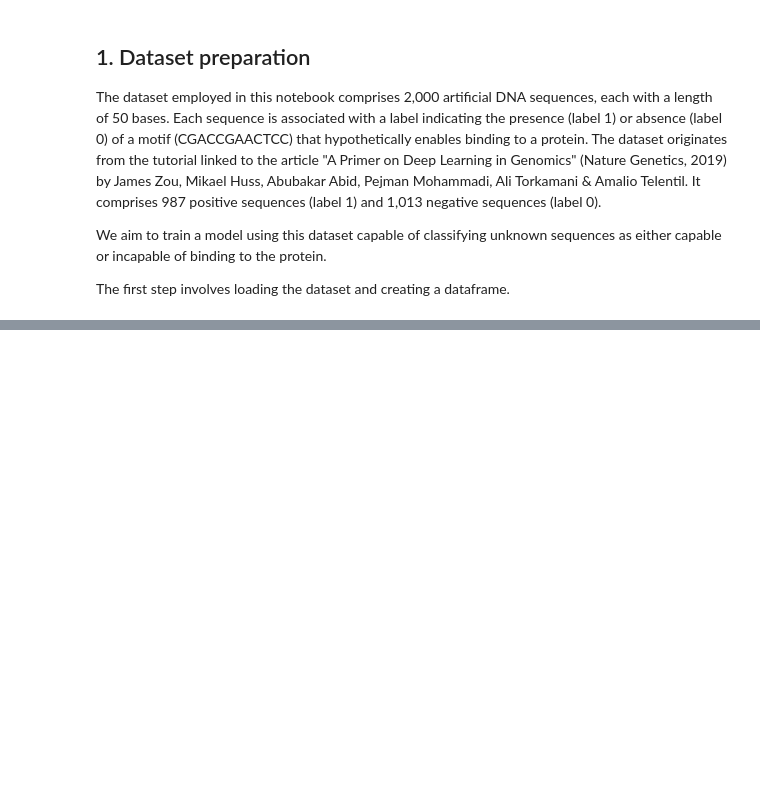
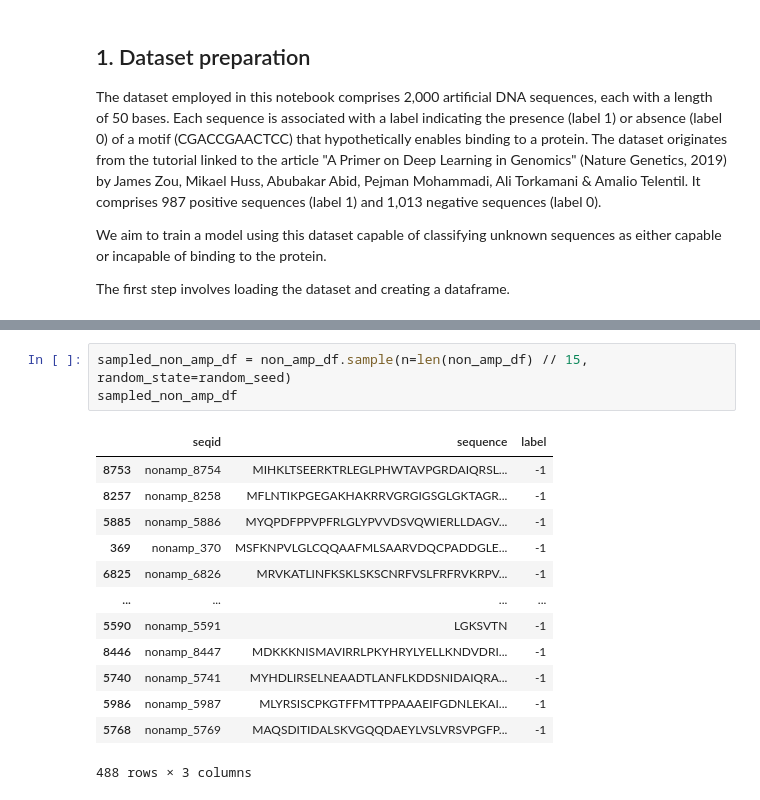
Before and after one commit to denilsonfbar/strkernels, a Jupyter notebook: docs/example_protein_classification.ipynb, the cells around one changed output, grey strips where cells are left out. Cells and saved outputs as stored; diff of their text form; blank space fills up the shorter version.

```diff
--- a/docs/example_protein_classification.ipynb
+++ b/docs/example_protein_classification.ipynb
@@ -50,0 +95,17 @@ Here, we allocate 1,500 sequences for training and 500 for testing.
+# %%
+sampled_non_amp_df = non_amp_df.sample(n=len(non_amp_df) // 15, random_state=random_seed)
+sampled_non_amp_df
+# %% [output]
+|  | seqid | sequence | label |
+| 8753 | nonamp_8754 | MIHKLTSEERKTRLEGLPHWTAVPGRDAIQRSL... | -1 |
+| 8257 | nonamp_8258 | MFLNTIKPGEGAKHAKRRVGRGIGSGLGKTAGR... | -1 |
+| 5885 | nonamp_5886 | MYQPDFPPVPFRLGLYPVVDSVQWIERLLDAGV... | -1 |
+| 369 | nonamp_370 | MSFKNPVLGLCQQAAFMLSAARVDQCPADDGLE... | -1 |
+| 6825 | nonamp_6826 | MRVKATLINFKSKLSKSCNRFVSLFRFRVKRPV... | -1 |
+| ... | ... | ... | ... |
+| 5590 | nonamp_5591 | LGKSVTN | -1 |
+| 8446 | nonamp_8447 | MDKKKNISMAVIRRLPKYHRYLYELLKNDVDRI... | -1 |
+| 5740 | nonamp_5741 | MYHDLIRSELNEAADTLANFLKDDSNIDAIQRA... | -1 |
+| 5986 | nonamp_5987 | MLYRSISCPKGTFFMTTPPAAAEIFGDNLEKAI... | -1 |
+| 5768 | nonamp_5769 | MAQSDITIDALSKVGQQDAEYLVSLVRSVPGFP... | -1 |
+488 rows × 3 columns
```
Also changed, not shown: parts of 22 cells of this notebook, 2 other files.
